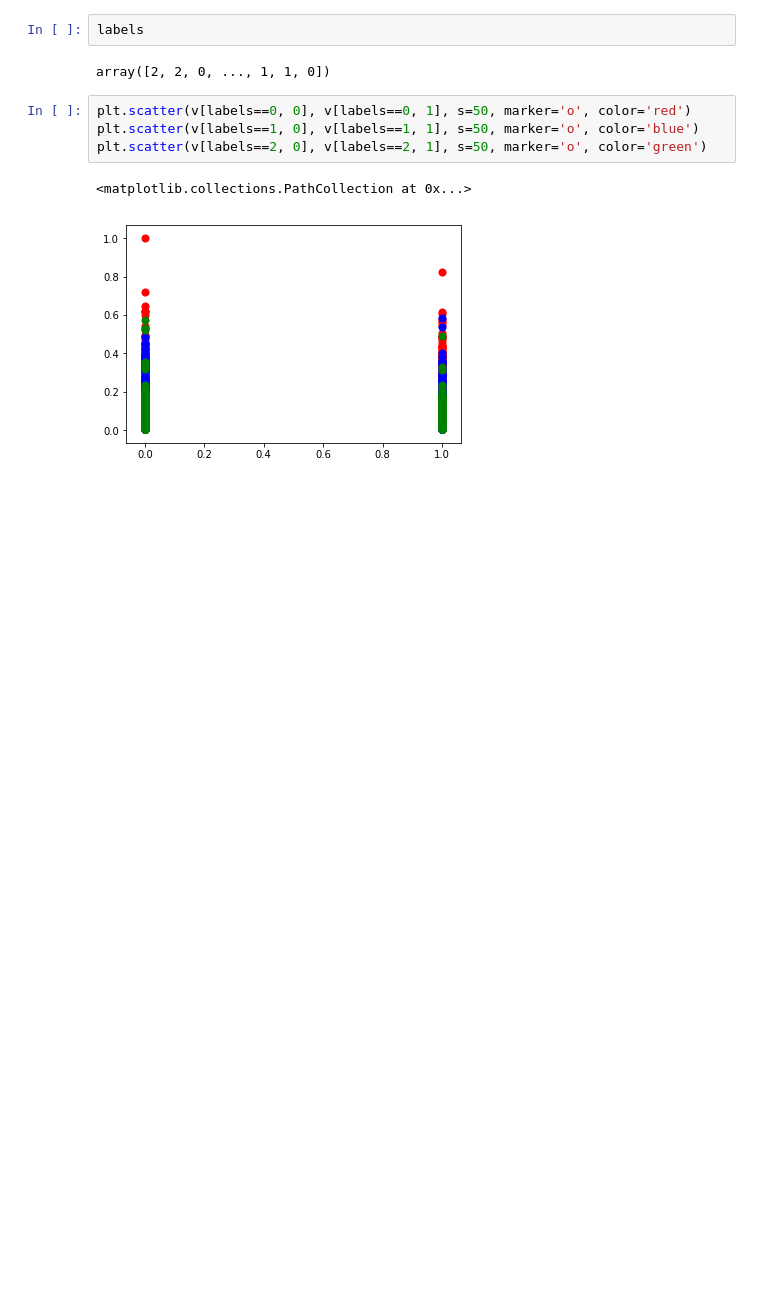
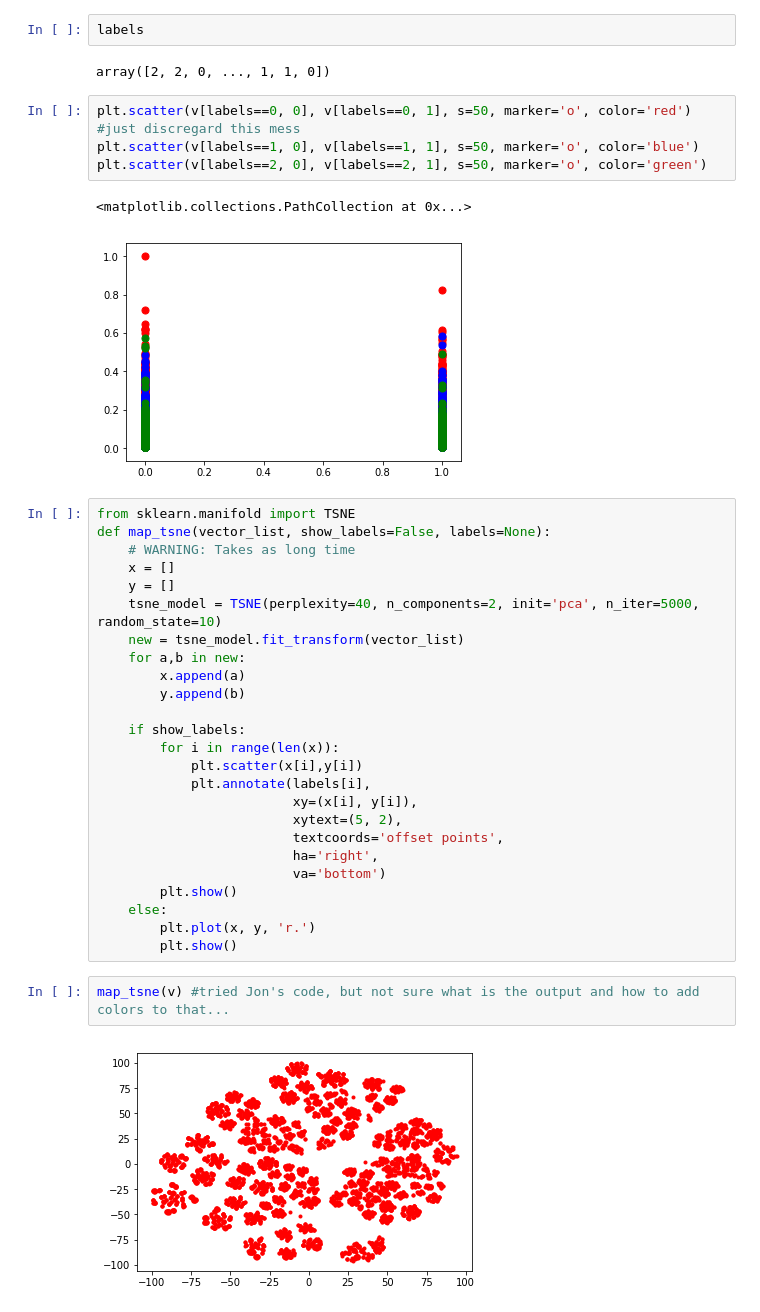
Before and after one commit to pinkdragon1000/Black-Friday-Project, a Jupyter notebook: clustering_attempts.ipynb, the cells around one changed output. Drawn from its saved outputs; the diff is of its cells as text; blank space fills up the shorter version.

Commit message:
dimensionality reduction and plotting added

```diff
--- a/clustering_attempts.ipynb
+++ b/clustering_attempts.ipynb
@@ -59,9 +59,38 @@ labels
 # %% [output]
 array([2, 2, 0, ..., 1, 1, 0])
 # %%
-plt.scatter(v[labels==0, 0], v[labels==0, 1], s=50, marker='o', color='red')
+plt.scatter(v[labels==0, 0], v[labels==0, 1], s=50, marker='o', color='red') #just discregard this mess
 plt.scatter(v[labels==1, 0], v[labels==1, 1], s=50, marker='o', color='blue')
 plt.scatter(v[labels==2, 0], v[labels==2, 1], s=50, marker='o', color='green')
 # %% [output]
 <matplotlib.collections.PathCollection at 0x...>
 [figure]
+# %%
+from sklearn.manifold import TSNE
+def map_tsne(vector_list, show_labels=False, labels=None):
+    # WARNING: Takes as long time
+    x = []
+    y = []
+    tsne_model = TSNE(perplexity=40, n_components=2, init='pca', n_iter=5000, random_state=10)
+    new = tsne_model.fit_transform(vector_list)
+    for a,b in new:
+        x.append(a)
+        y.append(b)
+
+    if show_labels:
+        for i in range(len(x)):
+            plt.scatter(x[i],y[i])
+            plt.annotate(labels[i],
+                         xy=(x[i], y[i]),
+                         xytext=(5, 2),
+                         textcoords='offset points',
+                         ha='right',
+                         va='bottom')
+        plt.show()
+    else:
+        plt.plot(x, y, 'r.')
+        plt.show()
+# %%
+map_tsne(v) #tried Jon's code, but not sure what is the output and how to add colors to that...
+# %% [output]
+[figure, added]
```
Also changed, not shown: parts of 7 cells of this notebook.
